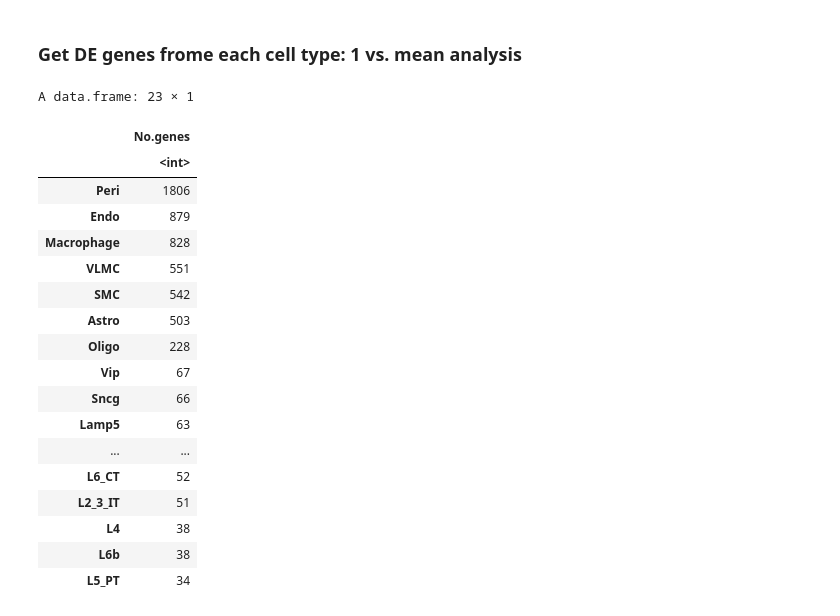
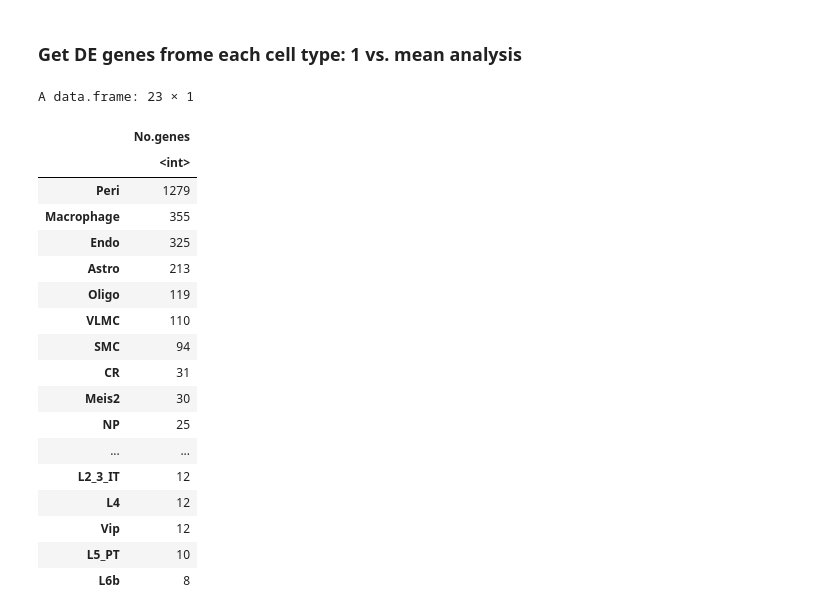
Before and after one commit to reliscu/pseudobulk_splicing_tasic_2018_mouse_ALM, a Jupyter notebook: 07_get_module_enrichments.ipynb, the cells around one changed output. Cells and saved outputs as stored; diff of their text form; code cells hidden in the pictures.

Commit message:
trying out different sets of genes to obtain module enrichments / looking at module eigengene vs. cell type proportions

```diff
--- a/07_get_module_enrichments.ipynb
+++ b/07_get_module_enrichments.ipynb
@@ -109,18 +138,23 @@ pooled_top_mods_df[,c("Cell_type", "Pval", "Qval", "Module", "Network")]
 # %% [markdown]
 ### Get DE genes frome each cell type: pairwise tests
 # %%
-pairwise_res_list <- readRDS("data/tasic_2018_ALM_STAR_donor_cell_type_pseudobulk_pairwise_DE_genes_dream_processed.RDS")
+pairwise_res_list <- readRDS("data/tasic_2018_ALM_STAR_donor_cell_type_pseudobulk_pairwise_DE_genes_dream.RDS")
 # %%
 ctypes <- unique(sapply(strsplit(names(pairwise_res_list), "_vs_"), "[", 1))
 
-ctype_genes <- lapply(ctypes, function(target) {
+pairwise_ctype_genes <- lapply(ctypes, function(target) {
+    # Subset to pairwise tests with target cell type
     ctype_res_list <- pairwise_res_list[grep(paste0("^", target), names(pairwise_res_list))]
+
+    # For each pairwise test, return genes that meet p-value threshold:
     pval_threshold <- .05 /length(ctype_res_list)
     ctype_genes_list <- lapply(ctype_res_list, function(df) {
         mask <- df$adj.P.Val < pval_threshold
         df[mask, 1]
     })
+
+    # Restrict to genes that were identified in EVERY pairwise test
     Reduce(intersect, ctype_genes_list)
 })
-names(ctype_genes) <- ctypes
+names(pairwise_ctype_genes) <- ctypes
 # %%
@@ -190,31 +236,38 @@ mean_res_list <- readRDS("data/tasic_2018_ALM_STAR_donor_cell_type_pseudobulk_1_
 pval_threshold <- .05/length(mean_res_list)
 lfc_threshold <- 6
 
-ctype_genes <- lapply(mean_res_list, function(df) {
+mean_ctype_genes <- lapply(mean_res_list, function(df) {
     mask <- (df['adj.P.Val'] < pval_threshold) & (abs(df['logFC']) > lfc_threshold)
     df[mask, 1]
 })
-names(ctype_genes) <- names(mean_res_list)
+names(mean_ctype_genes) <- names(mean_res_list)
+# %%
+all_genes <- unlist(mean_ctype_genes)
+duplicates <- unique(names(table(all_genes)[table(all_genes) > 1]))
+
+# Remove markers that are not unique to a cell type
+
+mean_ctype_genes <- lapply(mean_ctype_genes, function(x) x[!(x %in% duplicates)])
 # %%
-data.frame(No.genes=lengths(ctype_genes)) %>% arrange(-`No.genes`)
+data.frame(No.genes=lengths(mean_ctype_genes)) %>% arrange(-`No.genes`)
 # %% [output]
 A data.frame: 23 × 1
 |  | No.genes |
 |  | <int> |
-| Peri | 1806 |
-| Endo | 879 |
-| Macrophage | 828 |
-| VLMC | 551 |
-| SMC | 542 |
-| Astro | 503 |
-| Oligo | 228 |
-| Vip | 67 |
-| Sncg | 66 |
-| Lamp5 | 63 |
+| Peri | 1279 |
+| Macrophage | 355 |
+| Endo | 325 |
+| Astro | 213 |
+| Oligo | 119 |
+| VLMC | 110 |
+| SMC | 94 |
+| CR | 31 |
+| Meis2 | 30 |
+| NP | 25 |
 | ... | ... |
-| L6_CT | 52 |
-| L2_3_IT | 51 |
-| L4 | 38 |
-| L6b | 38 |
-| L5_PT | 34 |
+| L2_3_IT | 12 |
+| L4 | 12 |
+| Vip | 12 |
+| L5_PT | 10 |
+| L6b | 8 |
 # %%
```
Also changed, not shown: parts of 29 cells of this notebook, 2 other files.
